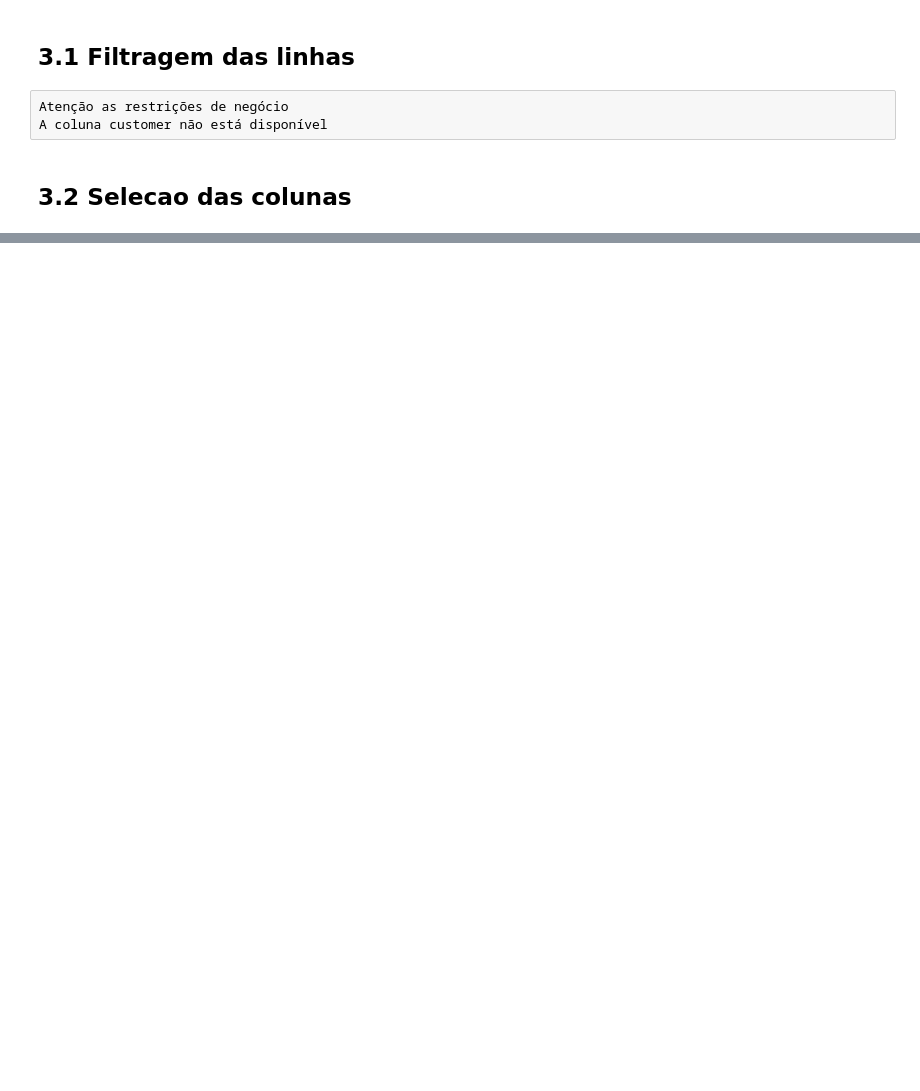
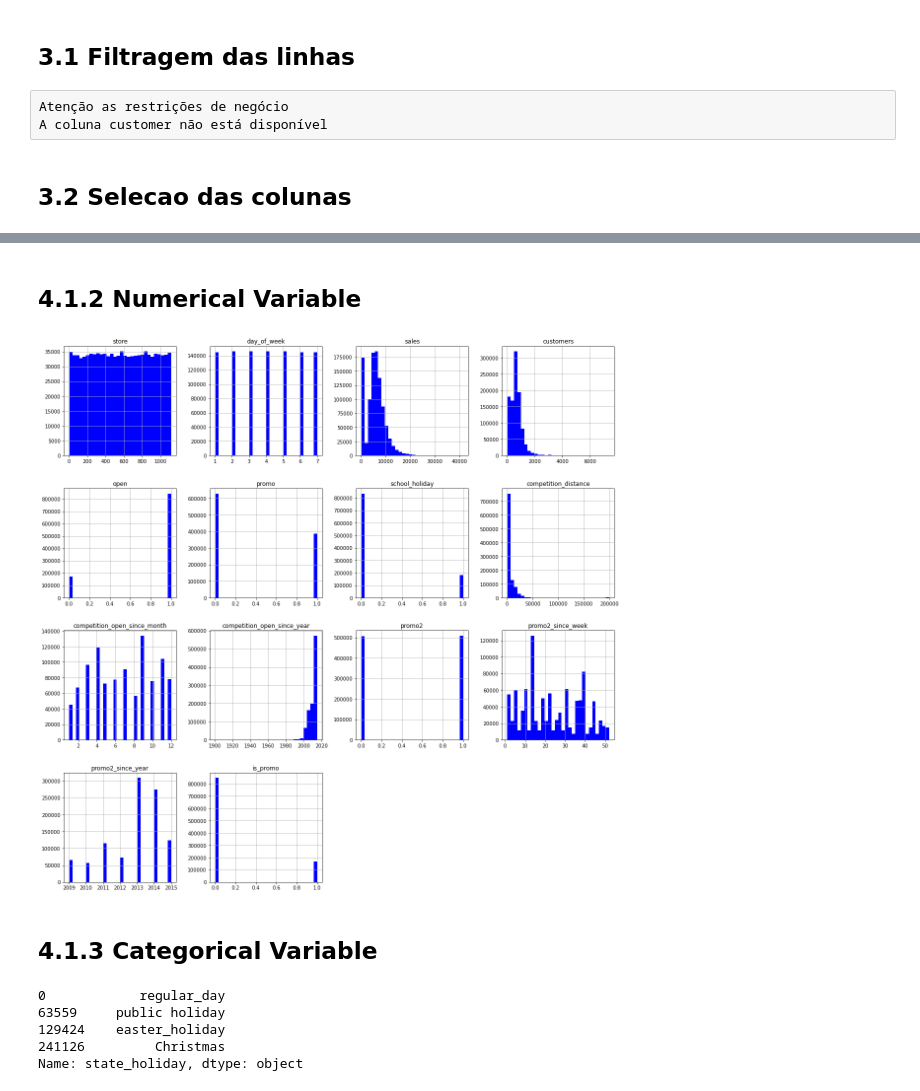
Before and after one commit to MarileneA/rossmann_predict_sales, a Jupyter notebook: rossmann_predict_sales2.ipynb, the cells around one changed output, grey strips where cells are left out. Saved outputs shown, nothing was run; the diff lists cells and outputs as text; code cells hidden in the pictures; blank space fills up the shorter version.

```diff
--- a/rossmann_predict_sales2.ipynb
+++ b/rossmann_predict_sales2.ipynb
@@ -498,0 +528,16 @@ df3 = df3.drop( cols_drop, axis=1 )
+# %% [markdown]
+## 4.1.2 Numerical Variable
+# %%
+num_attributes.hist(bins=30,figsize= (20,20), color='b');
+# %% [output]
+[figure, added]
+# %% [markdown]
+## 4.1.3 Categorical Variable
+# %%
+df4['state_holiday'].drop_duplicates()
+# %% [output]
+0            regular_day
+63559     public holiday
+129424    easter_holiday
+241126         Christmas
+Name: state_holiday, dtype: object
```
Also changed, not shown: parts of 50 cells of this notebook.
